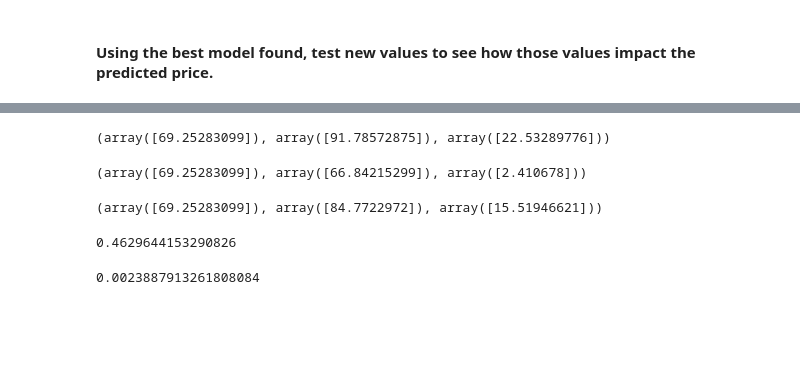
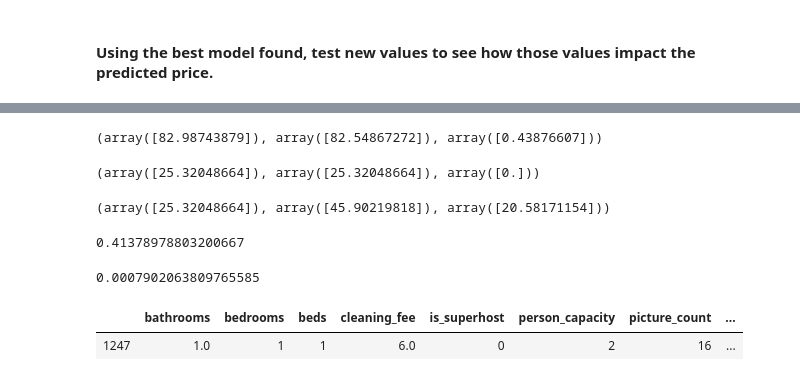
Before and after one commit to scottkds/metis_project2, a Jupyter notebook: notebooks/Linear_Regression_MVP_Bogota_with_amenities.ipynb, the cells around one changed output, grey strips where cells are left out. Saved outputs shown, nothing was run; the diff lists cells and outputs as text; code cells hidden in the pictures; blank space fills up the shorter version.

```diff
--- a/notebooks/Linear_Regression_MVP_Bogota_with_amenities.ipynb
+++ b/notebooks/Linear_Regression_MVP_Bogota_with_amenities.ipynb
@@ -523,23 +528,28 @@ delta(mapped_lr, X_test.loc[192:192], 'preview_amenity_names_Wifi', 0)
 # %%
 # Price difference for a 10x increase in linear distance from the historic center
-delta(mapped_lr, X_test.loc[192:192], 'linear_distance', 0.064312 * 10)
+delta(mapped_lr, X_test.loc[192:192], 'linear_distance', 0.108938)
 # %% [output]
-(array([69.25283099]), array([91.78572875]), array([22.53289776]))
+(array([82.98743879]), array([82.54867272]), array([0.43876607]))
 # %%
 # Price difference for a 10x increase in linear distance from the historic center
-delta(mapped_lr, X_test.loc[192:192], 'linear_distance', 0.0023887913261808084)
+delta(mapped_lr, X_test.loc[1247:1247], 'linear_distance', 0.0007902063809765585)
 # %% [output]
-(array([69.25283099]), array([66.84215299]), array([2.410678]))
+(array([25.32048664]), array([25.32048664]), array([0.]))
 # %%
 # Price difference for a 10x increase in linear distance from the historic center
-delta(mapped_lr, X_test.loc[192:192], 'linear_distance', 0.4629644153290826)
+delta(mapped_lr, X_test.loc[1247:1247], 'linear_distance', 0.4356291785812319)
 # %% [output]
-(array([69.25283099]), array([84.7722972]), array([15.51946621]))
+(array([25.32048664]), array([45.90219818]), array([20.58171154]))
 # %%
-X_train.linear_distance.max()
+X_test.linear_distance.max()
 # %% [output]
-0.4629644153290826
+0.41378978803200667
 # %%
-X_train.linear_distance.min()
+X_test.linear_distance.min()
 # %% [output]
-0.0023887913261808084
+0.0007902063809765585
+# %%
+X_test[X_test['linear_distance'] == 0.0007902063809765585]
+# %% [output]
+|  | bathrooms | bedrooms | beds | cleaning_fee | is_superhost | person_capacity | picture_count | ... |
+| 1247 | 1.0 | 1 | 1 | 6.0 | 0 | 2 | 16 | ... |
```
Also changed, not shown: parts of 30 cells of this notebook, 4 other files.
